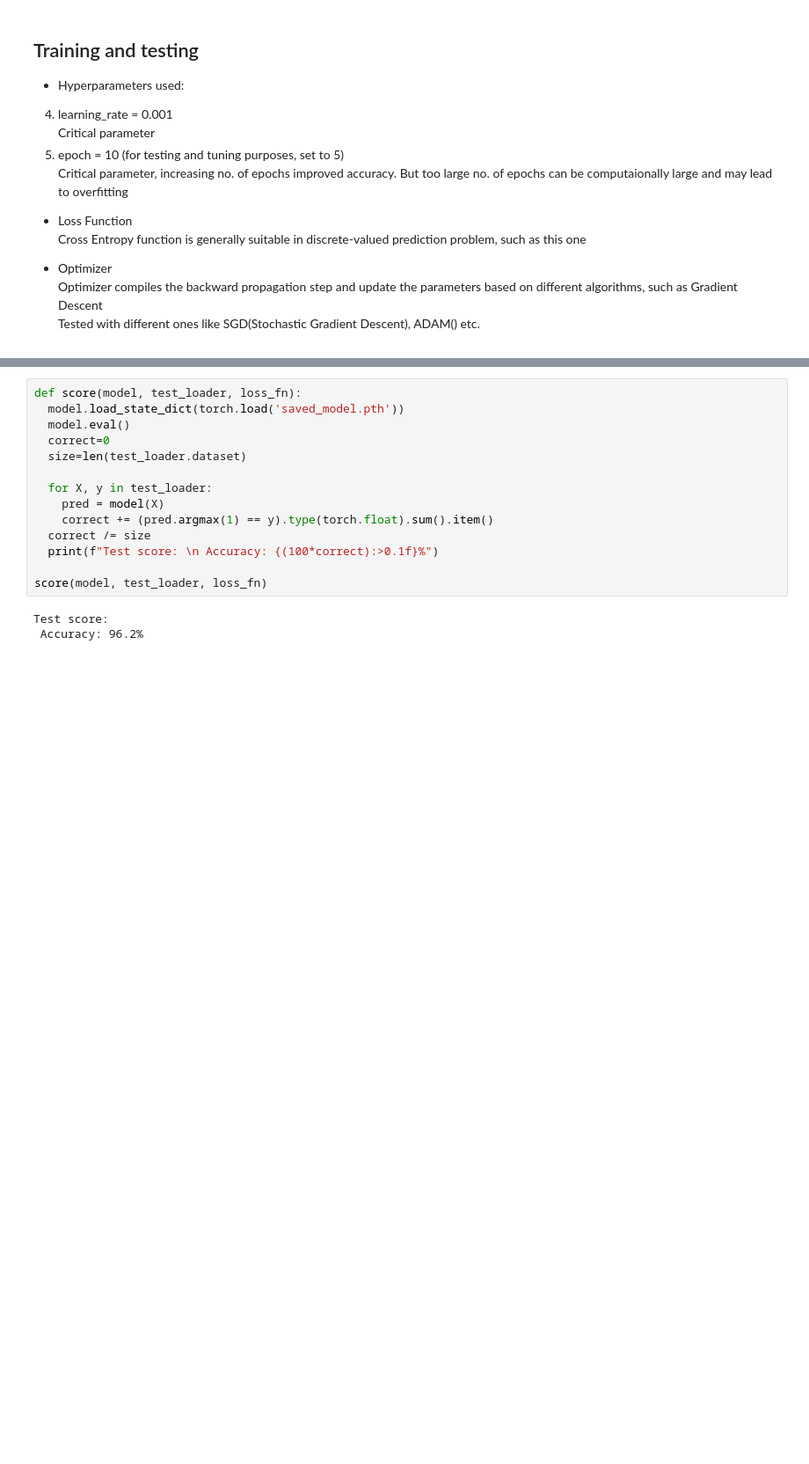
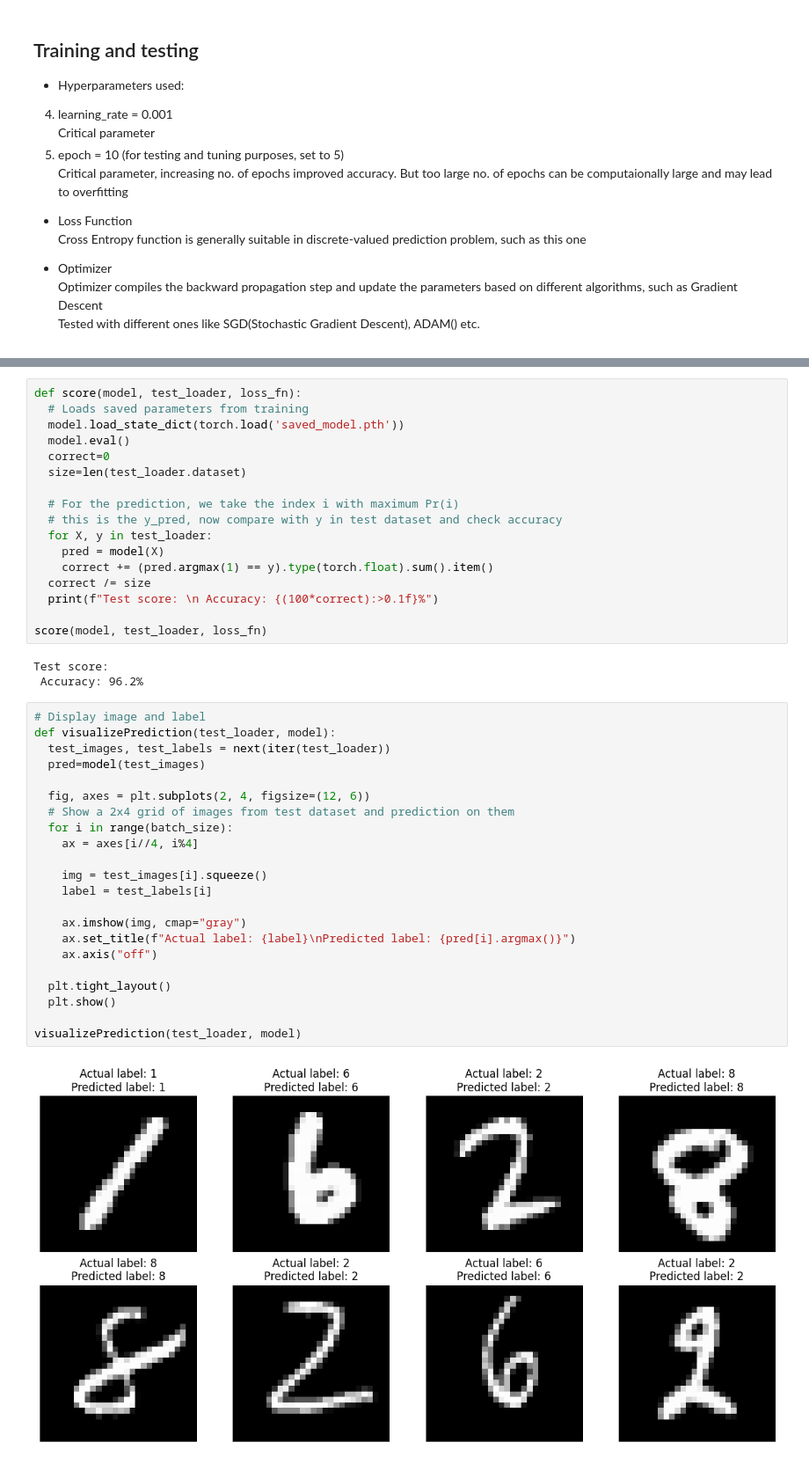
Before and after one commit to Sagnik-Nandi/PDFQueryBot---Chatbot-over-PDFs-using-RAG, a Jupyter notebook: assnmt 1 - Digit recognition using Pytorch/digit_recognition.ipynb, the cells around one changed output, grey strips where cells are left out. Shown: that part at 88% size. Cells and saved outputs as stored; diff of their text form; blank space fills up the shorter version.

```diff
--- a/assnmt 1 - Digit recognition using Pytorch/digit_recognition.ipynb
+++ b/assnmt 1 - Digit recognition using Pytorch/digit_recognition.ipynb
@@ -248,10 +273,13 @@ Done!
 # %%
 def score(model, test_loader, loss_fn):
+  # Loads saved parameters from training
   model.load_state_dict(torch.load('saved_model.pth'))
   model.eval()
   correct=0
   size=len(test_loader.dataset)
 
+  # For the prediction, we take the index i with maximum Pr(i)
+  # this is the y_pred, now compare with y in test dataset and check accuracy
   for X, y in test_loader:
     pred = model(X)
     correct += (pred.argmax(1) == y).type(torch.float).sum().item()
@@ -262,3 +290,27 @@ score(model, test_loader, loss_fn)
 # %% [output]
 Test score:
  Accuracy: 96.2%
+# %%
+# Display image and label
+def visualizePrediction(test_loader, model):
+  test_images, test_labels = next(iter(test_loader))
+  pred=model(test_images)
+
+  fig, axes = plt.subplots(2, 4, figsize=(12, 6))
+  # Show a 2x4 grid of images from test dataset and prediction on them
+  for i in range(batch_size):
+    ax = axes[i//4, i%4]
+
+    img = test_images[i].squeeze()
+    label = test_labels[i]
+
+    ax.imshow(img, cmap="gray")
+    ax.set_title(f"Actual label: {label}\nPredicted label: {pred[i].argmax()}")
+    ax.axis("off")
+
+  plt.tight_layout()
+  plt.show()
+
+visualizePrediction(test_loader, model)
+# %% [output]
+[figure, added]
```
Also changed, not shown: parts of 6 cells of this notebook.
